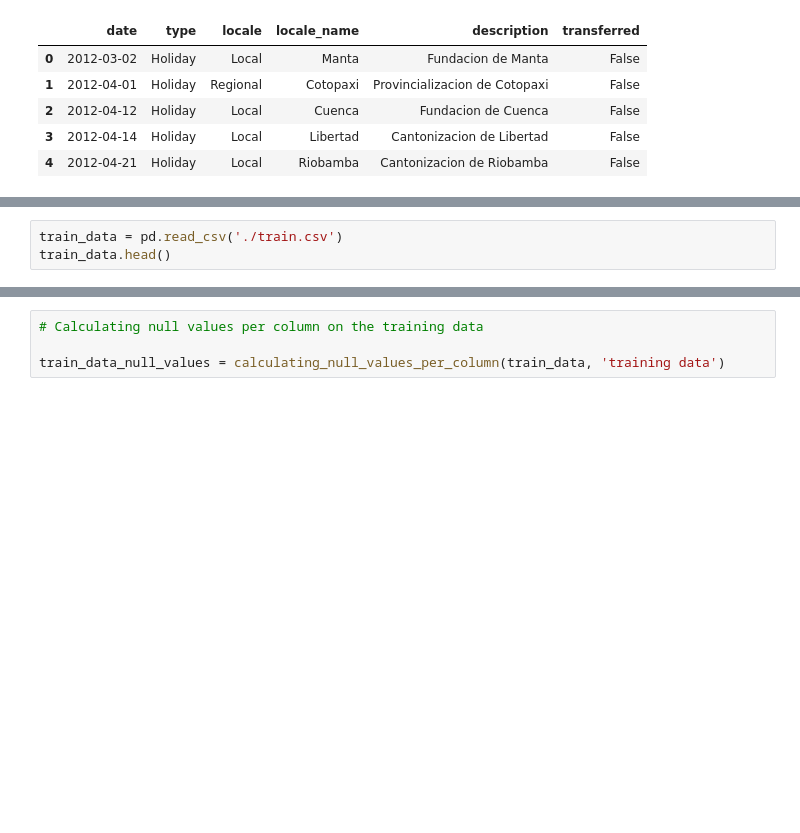
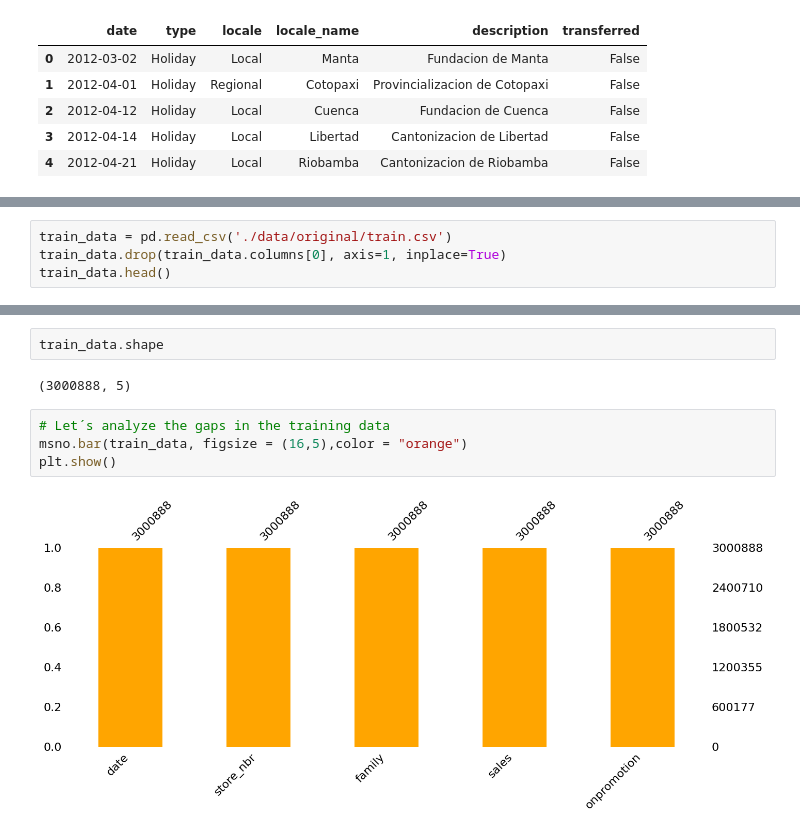
Before and after one commit to alexandregallego/Kaggle, a Jupyter notebook: Machine_learning_competitions/Knowledge/store-sales-time-series-forecasting/store_sales_time_series_forecasting.ipynb, the cells around one changed output, grey strips where cells are left out. Cells and saved outputs as stored; diff of their text form; blank space fills up the shorter version.

Commit message:
Added graph to check gaps in the training data

```diff
--- a/Machine_learning_competitions/Knowledge/store-sales-time-series-forecasting/store_sales_time_series_forecasting.ipynb
+++ b/Machine_learning_competitions/Knowledge/store-sales-time-series-forecasting/store_sales_time_series_forecasting.ipynb
@@ -86,3 +105,4 @@ dict_of_csvs['oil'].head()
 # %%
-train_data = pd.read_csv('./train.csv')
+train_data = pd.read_csv('./data/original/train.csv')
+train_data.drop(train_data.columns[0], axis=1, inplace=True)
 train_data.head()
@@ -91,4 +128,10 @@ train_data.describe()
-# %%
-# Calculating null values per column on the training data
-
-train_data_null_values = calculating_null_values_per_column(train_data, 'training data')
+# %%
+train_data.shape
+# %% [output]
+(3000888, 5)
+# %%
+# Let´s analyze the gaps in the training data
+msno.bar(train_data, figsize = (16,5),color = "orange")
+plt.show()
+# %% [output]
+[figure, added]
```
Also changed, not shown: parts of 6 cells of this notebook.
